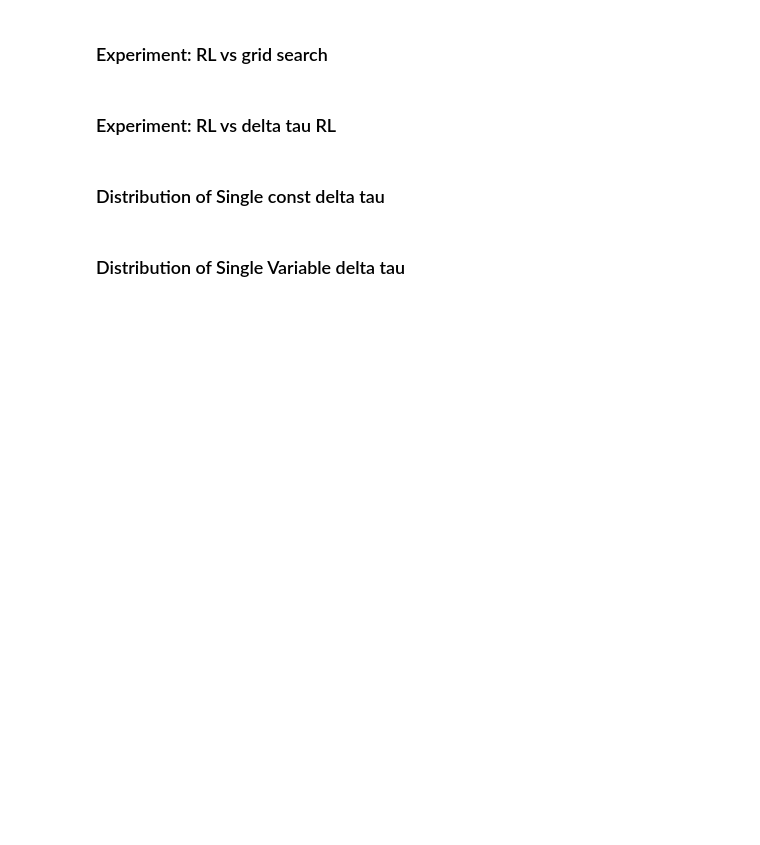
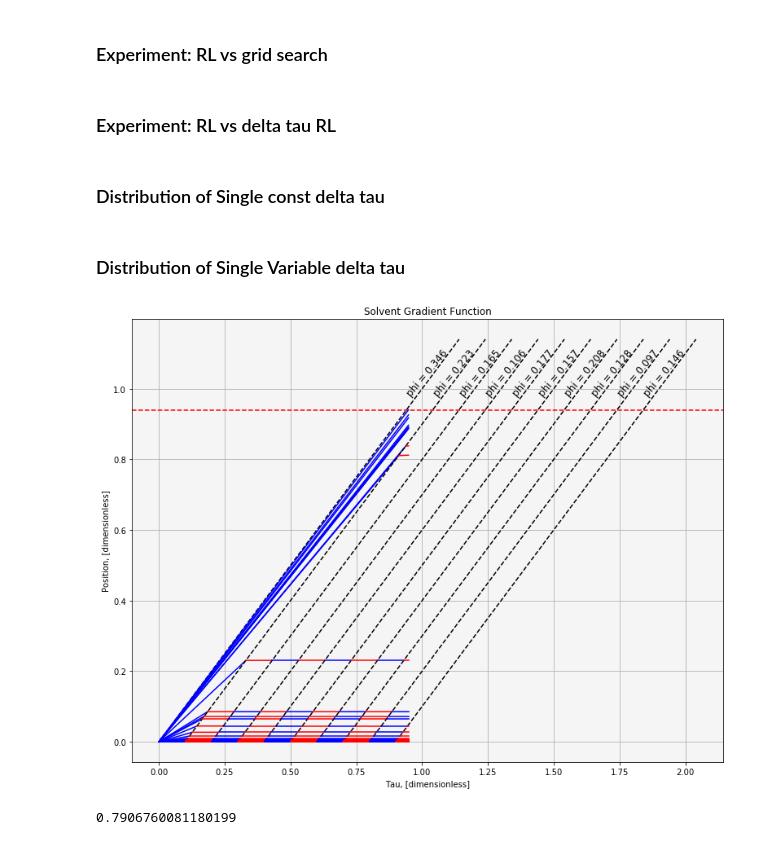
Before and after one commit to StefanBogdan/RL_liquid_chromatography, a Jupyter notebook: code/SimulatorSingleSet.ipynb, the cells around one changed output. Saved outputs shown, nothing was run; the diff lists cells and outputs as text; code cells hidden in the pictures; blank space fills up the shorter version.

```diff
--- a/code/SimulatorSingleSet.ipynb
+++ b/code/SimulatorSingleSet.ipynb
@@ -602,0 +703,44 @@ plt.title("Distribution of final results for a set of 8 analytes")
+# %%
+# Parameters
+sigma_max = 0.3
+
+kwargs = {
+'num_episodes' : 6000,
+'sample_size' : 10,
+'lr' : .05,
+'optim' : torch.optim.SGD,
+'lr_decay_factor' : .5,
+'lr_milestones' : 1000,
+'print_every' : 6001,
+'baseline' : 0.55,
+'max_norm' : 2.
+}
+
+exp_32 = ExperimentAnalytes(k0 = alists[2].k0.values, S = alists[2].S.values, h=0.001, run_time=1.0)
+
+delta_taus = np.ones(10) * 1/(10)
+
+#Policies
+
+pol_32 = PolicySingle(len(delta_taus), sigma_max = sigma_max)
+
+# Run Exp 32
+reinforce_one_set(
+        exp_32,
+        pol_32,
+        delta_taus=delta_taus,
+        **kwargs
+    )
+
+
+exp_32.reset()
+mu_32, _ = pol_32.forward()
+exp_32.run_all(mu_32.detach().numpy(), delta_taus)
+# %%
+exp_32.print_analytes()
+# %% [output]
+[figure, added]
+# %%
+exp_32.loss()
+# %% [output]
+0.7906760081180199
```
Also changed, not shown: parts of 6 cells of this notebook, 2 other files.
